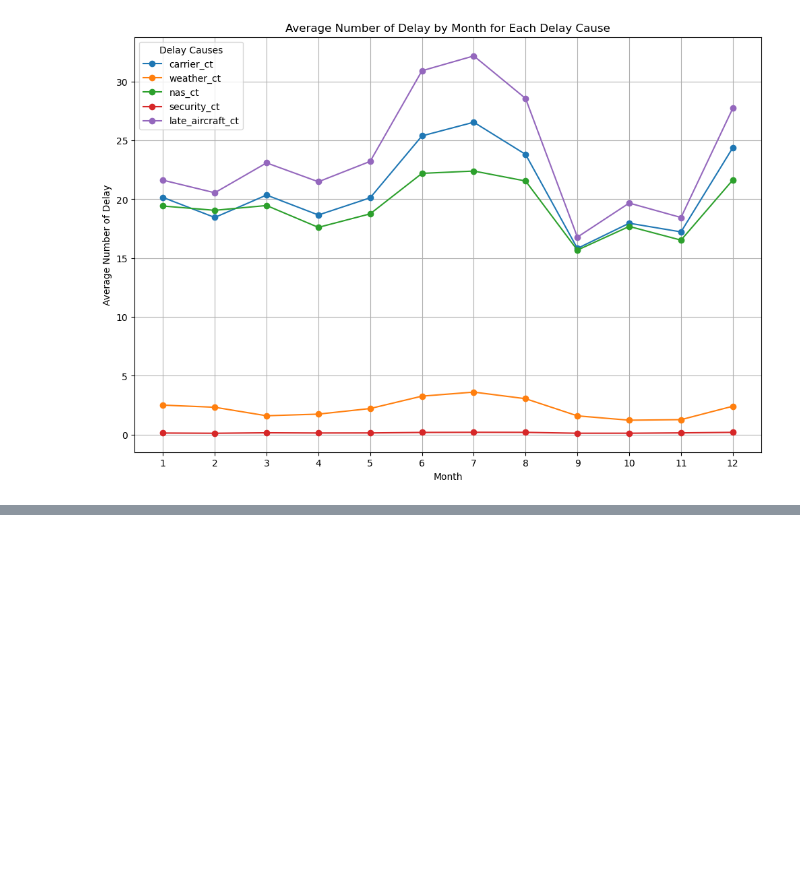
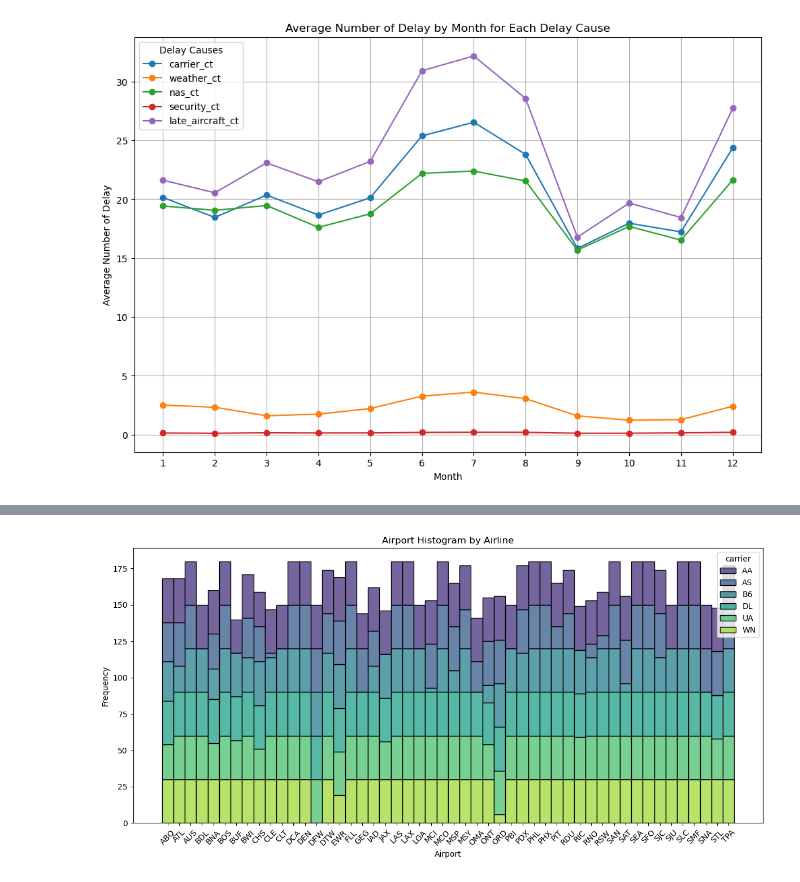
Before and after one commit to lingyuehao/Data_Dawgs, a Jupyter notebook: Data-Dawgs.ipynb, the cells around one changed output, grey strips where cells are left out. Saved outputs shown, nothing was run; the diff lists cells and outputs as text; code cells hidden in the pictures; blank space fills up the shorter version.

```diff
--- a/Data-Dawgs.ipynb
+++ b/Data-Dawgs.ipynb
@@ -313,0 +373,10 @@ plt.show()
+# %%
+data_al_ap['month'] = pd.to_numeric(data_al_ap['month'], errors='coerce')
+data_al_ap['year'] = pd.to_numeric(data_al_ap['year'], errors='coerce')
+
+data_al_ap['date'] = pd.to_datetime(data_al_ap[['year', 'month']].assign(day=1))
+
+holiday_months = [11, 12, 1]  # November, December, January
+
+data_holiday = data_al_ap[data_al_ap['month'].isin(holiday_months)]
+data_holiday.shape
@@ -313,0 +400,11 @@ plt.show()
+# %%
+plt.figure(figsize=(12, 6))
+sns.histplot(data=data_holiday, x='airport', hue='carrier', multiple="stack", palette="viridis", bins=30) # Use a more distinct palette
+plt.title('Airport Histogram by Airline')
+plt.xlabel('Airport')
+plt.ylabel('Frequency')
+plt.xticks(rotation=45)
+plt.tight_layout()  # Adjust layout to prevent labels from overlapping
+plt.show()
+# %% [output]
+[figure, added]
```
Also changed, not shown: parts of 13 cells of this notebook.
